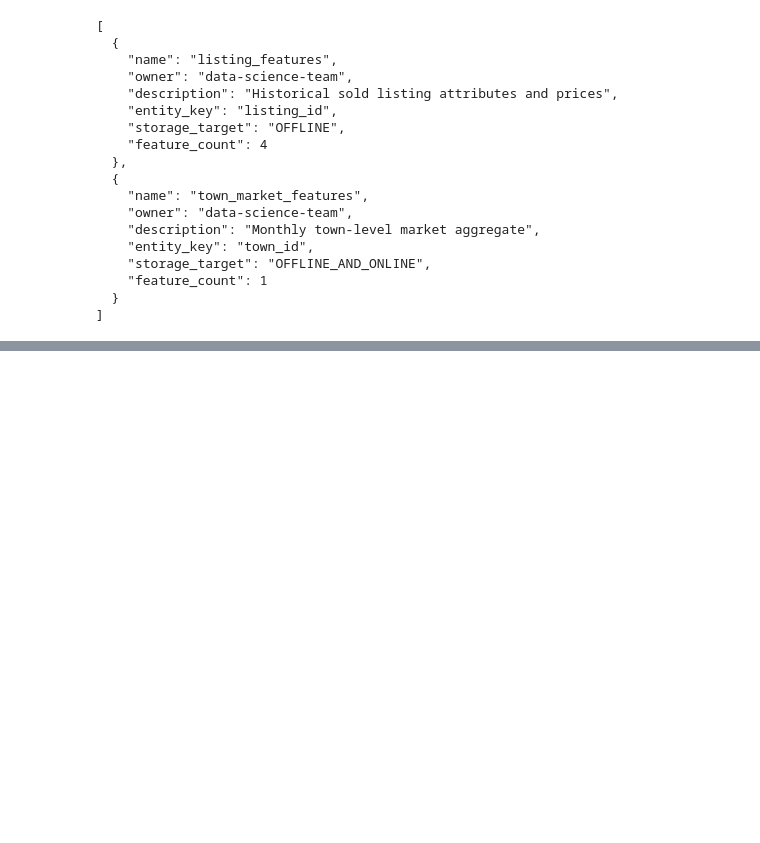
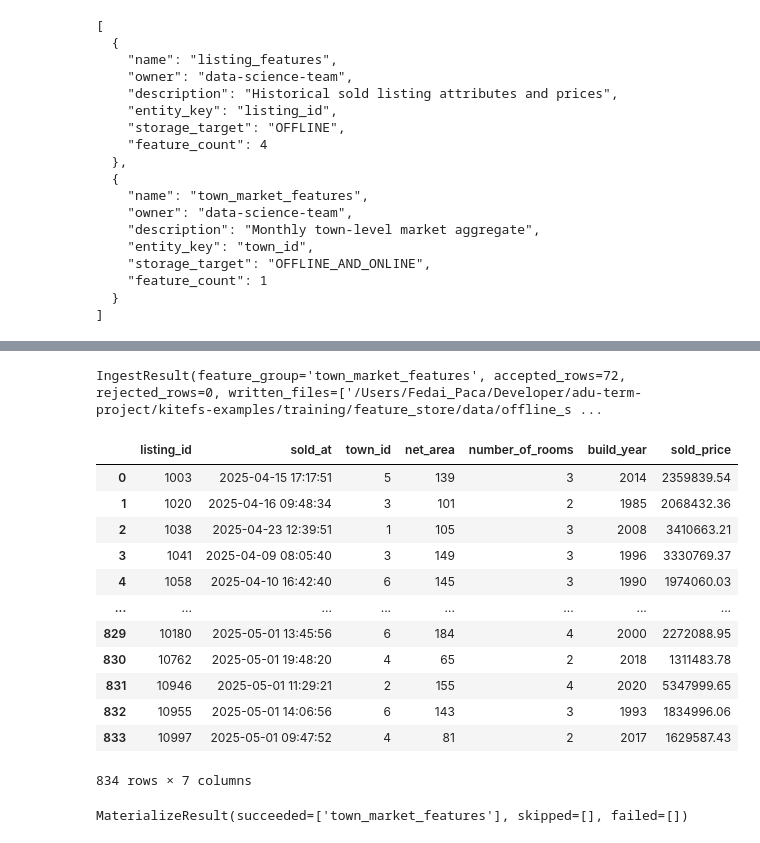
Before and after one commit to fedaipaca/kitefs-examples, a Jupyter notebook: training/price_prediction.ipynb, the cells around one changed output, grey strips where cells are left out. Saved outputs shown, nothing was run; the diff lists cells and outputs as text; code cells hidden in the pictures; blank space fills up the shorter version.

Commit message:
feat: create demo project

```diff
--- a/training/price_prediction.ipynb
+++ b/training/price_prediction.ipynb
@@ -37,0 +65,39 @@ store.list_feature_groups()
+# %%
+store.ingest("listing_features", listing_features_df)
+store.ingest("town_market_features", "data/town_market_features.parquet")
+# %% [output]
+IngestResult(feature_group='town_market_features', accepted_rows=72, rejected_rows=0, written_files=['/Users/Fedai_Paca/Developer/adu-term-project/kitefs-examples/training/feature_store/data/offline_s ...
+# %%
+from datetime import datetime
+
+listings = store.get_historical_features(
+    from_="listing_features",
+    select=["net_area", "number_of_rooms", "build_year", "sold_price"],
+    where={
+        "sold_at": {
+            "gte": datetime(2025, 4, 1),
+            "lte": datetime(2025, 5, 1, 23, 59, 59),
+        }
+    },
+)
+# %%
+listings
+# %% [output]
+|  | listing_id | sold_at | town_id | net_area | number_of_rooms | build_year | sold_price |
+| 0 | 1003 | 2025-04-15 17:17:51 | 5 | 139 | 3 | 2014 | 2359839.54 |
+| 1 | 1020 | 2025-04-16 09:48:34 | 3 | 101 | 2 | 1985 | 2068432.36 |
+| 2 | 1038 | 2025-04-23 12:39:51 | 1 | 105 | 3 | 2008 | 3410663.21 |
+| 3 | 1041 | 2025-04-09 08:05:40 | 3 | 149 | 3 | 1996 | 3330769.37 |
+| 4 | 1058 | 2025-04-10 16:42:40 | 6 | 145 | 3 | 1990 | 1974060.03 |
+| ... | ... | ... | ... | ... | ... | ... | ... |
+| 829 | 10180 | 2025-05-01 13:45:56 | 6 | 184 | 4 | 2000 | 2272088.95 |
+| 830 | 10762 | 2025-05-01 19:48:20 | 4 | 65 | 2 | 2018 | 1311483.78 |
+| 831 | 10946 | 2025-05-01 11:29:21 | 2 | 155 | 4 | 2020 | 5347999.65 |
+| 832 | 10955 | 2025-05-01 14:06:56 | 6 | 143 | 3 | 1993 | 1834996.06 |
+| 833 | 10997 | 2025-05-01 09:47:52 | 4 | 81 | 2 | 2017 | 1629587.43 |
+834 rows × 7 columns
+# %%
+materialize_result = store.materialize("town_market_features")
+print(materialize_result)
+# %% [output]
+MaterializeResult(succeeded=['town_market_features'], skipped=[], failed=[])
```
Also changed, not shown: parts of 28 cells of this notebook, 15 other files.
